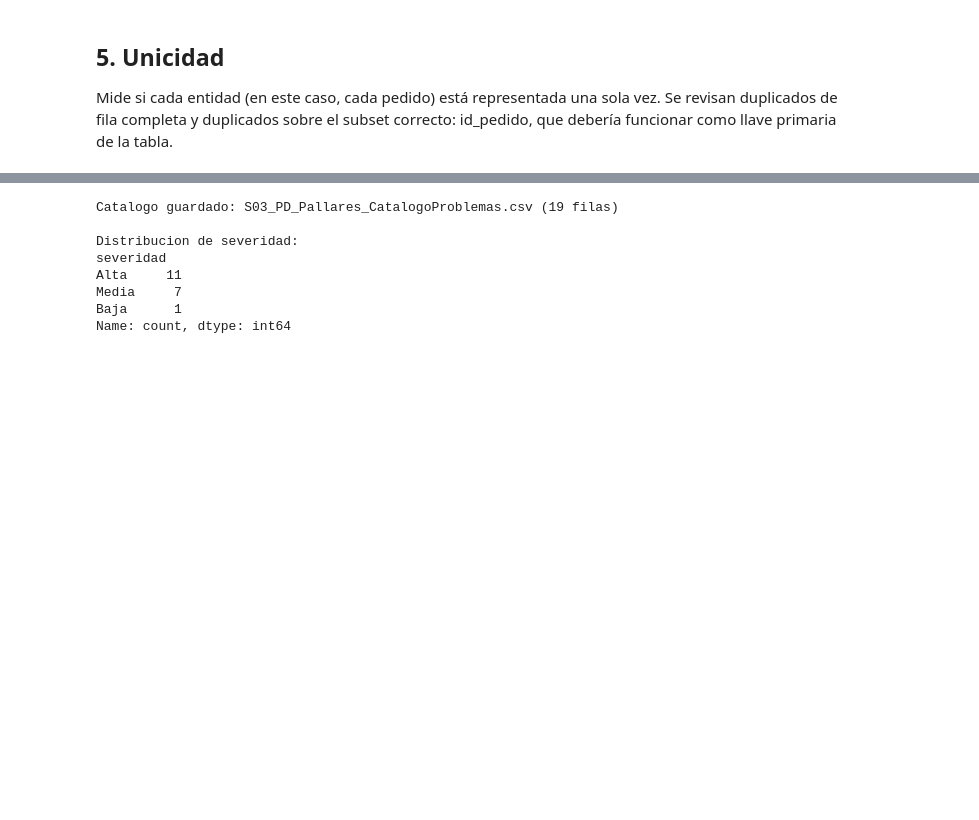
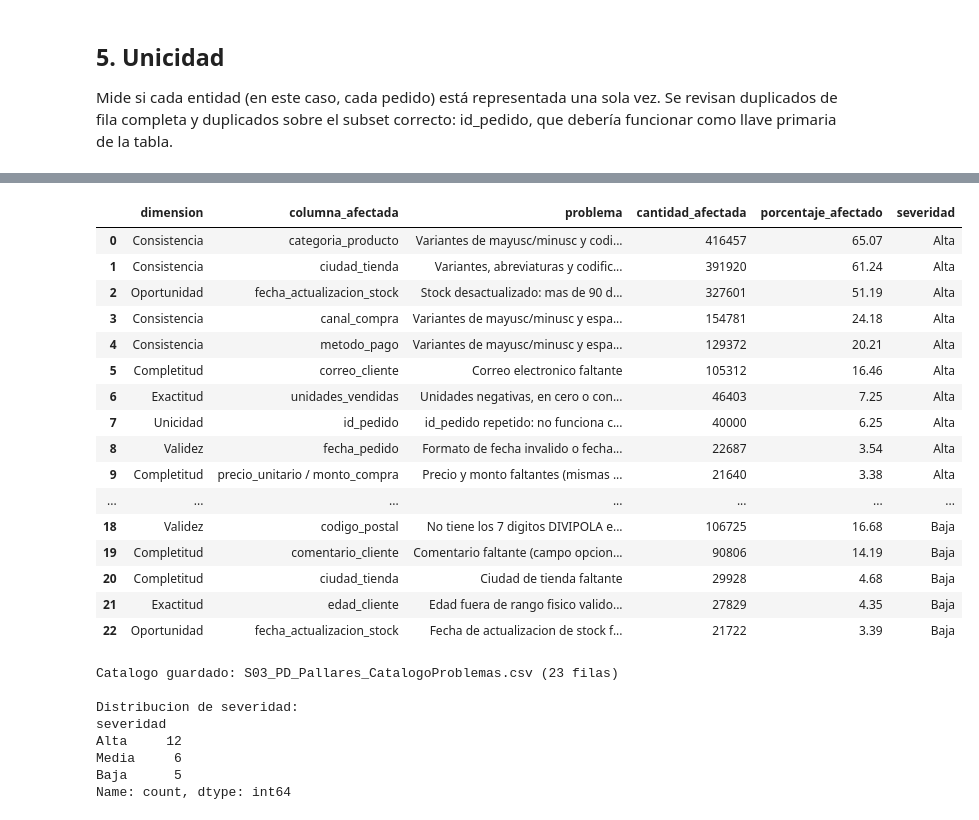
Before and after one commit to danielpaya/pre_primera_clase, a Jupyter notebook: S03_PD_Pallares_AuditoriaCalidad.ipynb, the cells around one changed output, grey strips where cells are left out. Cells and saved outputs as stored; diff of their text form; code cells hidden in the pictures; blank space fills up the shorter version.

Commit message:
Cambio comentario profe

```diff
--- a/S03_PD_Pallares_AuditoriaCalidad.ipynb
+++ b/S03_PD_Pallares_AuditoriaCalidad.ipynb
@@ -414,16 +535,75 @@ catalogo
+# %%
+catalogo = pd.DataFrame([
+    # dimension, columna_afectada, problema, cantidad_afectada, severidad
+    ('Completitud', 'correo_cliente', 'Correo electronico faltante', 105312, 'Alta'),
+    ('Completitud', 'precio_unitario / monto_compra', 'Precio y monto faltantes (mismas filas)', 21640, 'Alta'),
+    ('Completitud', 'nivel_satisfaccion', 'Nivel de satisfaccion faltante', 46469, 'Media'),
+    ('Completitud', 'ciudad_tienda', 'Ciudad de tienda faltante', 29928, 'Baja'),
+    ('Completitud', 'comentario_cliente', 'Comentario faltante (campo opcional de texto libre)', 90806, 'Baja'),
+
+    ('Exactitud', 'unidades_vendidas', 'Unidades negativas, en cero o con valores centinela (5000 / 9999)', 46403, 'Alta'),
+    ('Exactitud', 'precio_unitario', 'Precio con valor negativo (imposible)', 19629, 'Alta'),
+    ('Exactitud', 'peso_pedido_kg', 'Peso fisicamente imposible (> 100 kg para un producto individual)', 32045, 'Media'),
+    ('Exactitud', 'edad_cliente', 'Edad fuera de rango fisico valido (negativa o mayor a 100 anios)', 27829, 'Baja'),
+    ('Exactitud', 'fecha_pedido', 'Fecha de pedido posterior a hoy (regla de dominio: no puede ser futura)', 16485, 'Media'),
+
+    ('Consistencia', 'categoria_producto', 'Variantes de mayusc/minusc y codificacion (32 valores -> 6 categorias reales)', 416457, 'Alta'),
+    ('Consistencia', 'ciudad_tienda', 'Variantes, abreviaturas y codificacion (88 valores -> 12 ciudades reales)', 391920, 'Alta'),
+    ('Consistencia', 'canal_compra', 'Variantes de mayusc/minusc y espacios sobrantes (20 valores -> 4 canales reales)', 154781, 'Alta'),
+    ('Consistencia', 'metodo_pago', 'Variantes de mayusc/minusc y espacios sobrantes (20 valores -> 4 metodos reales)', 129372, 'Alta'),
+    ('Consistencia', 'nivel_satisfaccion', 'Variantes de mayusc/minusc (15 valores -> 3 niveles reales)', 95706, 'Media'),
+    ('Consistencia', 'codigo_postal / ciudad_tienda', 'Departamento implicito en codigo_postal inconsistente con la ciudad declarada', 42405, 'Media'),
+
+    ('Validez', 'codigo_postal', 'No tiene los 7 digitos DIVIPOLA esperados (perdida de cero inicial en depto. de 1 digito)', 106725, 'Baja'),
+    ('Validez', 'correo_cliente', "Formato de correo invalido (sin '@' o sin dominio)", 51532, 'Media'),
+    ('Validez', 'fecha_pedido', 'Formato de fecha invalido o fecha de calendario inexistente (ej. 30/02/2025)', 22687, 'Alta'),
+
+    ('Unicidad', 'id_pedido (fila completa)', 'Filas 100% duplicadas (todas las columnas identicas)', 20000, 'Alta'),
+    ('Unicidad', 'id_pedido', 'id_pedido repetido: no funciona como llave primaria (20,000 pedidos duplicados)', 40000, 'Alta'),
+
+    ('Oportunidad', 'fecha_actualizacion_stock', 'Stock desactualizado: mas de 90 dias de antiguedad respecto al 2026-08-04', 327601, 'Alta'),
+    ('Oportunidad', 'fecha_actualizacion_stock', 'Fecha de actualizacion de stock futura (posterior a hoy, imposible)', 21722, 'Baja'),
+], columns=['dimension', 'columna_afectada', 'problema', 'cantidad_afectada', 'severidad'])
+
+catalogo['porcentaje_afectado'] = (catalogo['cantidad_afectada'] / N * 100).round(2)
+
+orden_severidad = {'Alta': 3, 'Media': 2, 'Baja': 1}
+catalogo['_orden'] = catalogo['severidad'].map(orden_severidad)
+catalogo = catalogo.sort_values(['_orden', 'porcentaje_afectado'], ascending=[False, False]).drop(columns='_orden').reset_index(drop=True)
+
+catalogo = catalogo[['dimension', 'columna_afectada', 'problema', 'cantidad_afectada', 'porcentaje_afectado', 'severidad']]
+catalogo
+# %% [output]
+|  | dimension | columna_afectada | problema | cantidad_afectada | porcentaje_afectado | severidad |
+| 0 | Consistencia | categoria_producto | Variantes de mayusc/minusc y codi... | 416457 | 65.07 | Alta |
+| 1 | Consistencia | ciudad_tienda | Variantes, abreviaturas y codific... | 391920 | 61.24 | Alta |
+| 2 | Oportunidad | fecha_actualizacion_stock | Stock desactualizado: mas de 90 d... | 327601 | 51.19 | Alta |
+| 3 | Consistencia | canal_compra | Variantes de mayusc/minusc y espa... | 154781 | 24.18 | Alta |
+| 4 | Consistencia | metodo_pago | Variantes de mayusc/minusc y espa... | 129372 | 20.21 | Alta |
+| 5 | Completitud | correo_cliente | Correo electronico faltante | 105312 | 16.46 | Alta |
+| 6 | Exactitud | unidades_vendidas | Unidades negativas, en cero o con... | 46403 | 7.25 | Alta |
+| 7 | Unicidad | id_pedido | id_pedido repetido: no funciona c... | 40000 | 6.25 | Alta |
+| 8 | Validez | fecha_pedido | Formato de fecha invalido o fecha... | 22687 | 3.54 | Alta |
+| 9 | Completitud | precio_unitario / monto_compra | Precio y monto faltantes (mismas ... | 21640 | 3.38 | Alta |
+| ... | ... | ... | ... | ... | ... | ... |
+| 18 | Validez | codigo_postal | No tiene los 7 digitos DIVIPOLA e... | 106725 | 16.68 | Baja |
+| 19 | Completitud | comentario_cliente | Comentario faltante (campo opcion... | 90806 | 14.19 | Baja |
+| 20 | Completitud | ciudad_tienda | Ciudad de tienda faltante | 29928 | 4.68 | Baja |
+| 21 | Exactitud | edad_cliente | Edad fuera de rango fisico valido... | 27829 | 4.35 | Baja |
+| 22 | Oportunidad | fecha_actualizacion_stock | Fecha de actualizacion de stock f... | 21722 | 3.39 | Baja |
 # %%
 catalogo.to_csv('S03_PD_Pallares_CatalogoProblemas.csv', index=False, encoding='utf-8-sig')
 print(f"Catalogo guardado: S03_PD_Pallares_CatalogoProblemas.csv ({len(catalogo)} filas)")
 print("\nDistribucion de severidad:")
 print(catalogo['severidad'].value_counts())
 # %% [output]
-Catalogo guardado: S03_PD_Pallares_CatalogoProblemas.csv (19 filas)
+Catalogo guardado: S03_PD_Pallares_CatalogoProblemas.csv (23 filas)
 
 Distribucion de severidad:
 severidad
-Alta     11
-Media     7
-Baja      1
+Alta     12
+Media     6
+Baja      5
 Name: count, dtype: int64
 # %% [markdown]
 ## 8. Conclusión
```
Also changed, not shown: parts of 52 cells of this notebook, 5 other files.
